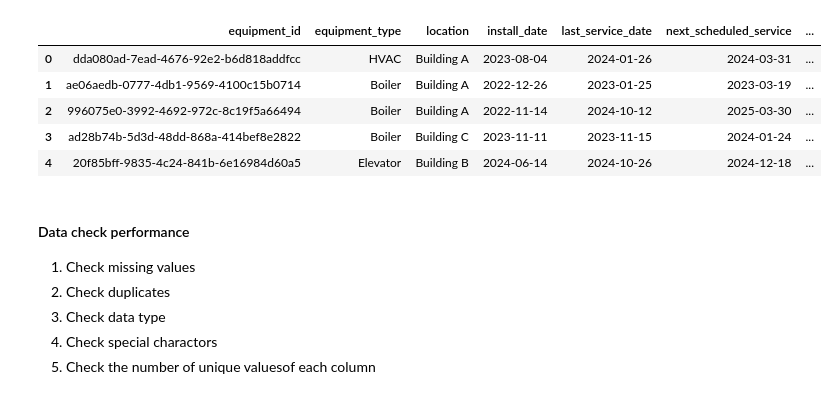
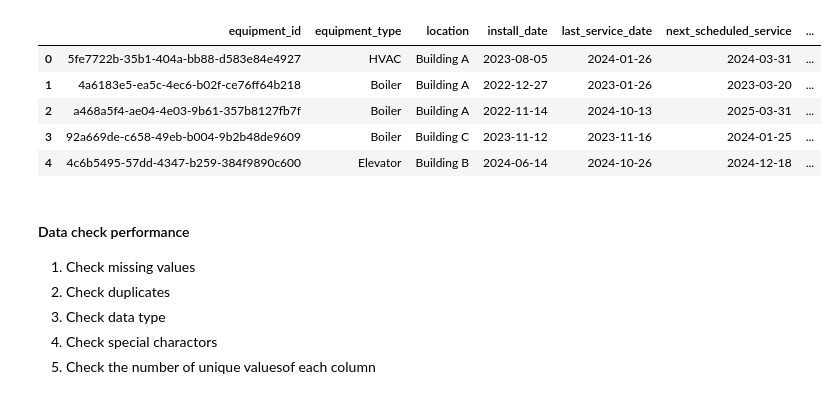
Before and after one commit to dhailu/ML_predict_equipment_failures, a Jupyter notebook: Notebook/EDA_Failure_predict.ipynb, the cells around one changed output. Saved outputs shown, nothing was run; the diff lists cells and outputs as text; code cells hidden in the pictures.

```diff
--- a/Notebook/EDA_Falair_predict.ipynb
+++ b/Notebook/EDA_Failure_predict.ipynb
@@ -7,16 +7,16 @@ import matplotlib.pyplot as plt
 import warnings
 warnings.filterwarnings('ignore')
 # %%
-file = "data/equipment_maintenance_data.csv"
+file = "data/eq_maintenance_raw_data.csv"
 df = pd.read_csv(file)
 df.head()
 # %% [output]
 |  | equipment_id | equipment_type | location | install_date | last_service_date | next_scheduled_service | ... |
-| 0 | dda080ad-7ead-4676-92e2-b6d818addfcc | HVAC | Building A | 2023-08-04 | 2024-01-26 | 2024-03-31 | ... |
-| 1 | ae06aedb-0777-4db1-9569-4100c15b0714 | Boiler | Building A | 2022-12-26 | 2023-01-25 | 2023-03-19 | ... |
-| 2 | 996075e0-3992-4692-972c-8c19f5a66494 | Boiler | Building A | 2022-11-14 | 2024-10-12 | 2025-03-30 | ... |
-| 3 | ad28b74b-5d3d-48dd-868a-414bef8e2822 | Boiler | Building C | 2023-11-11 | 2023-11-15 | 2024-01-24 | ... |
-| 4 | 20f85bff-9835-4c24-841b-6e16984d60a5 | Elevator | Building B | 2024-06-14 | 2024-10-26 | 2024-12-18 | ... |
+| 0 | 5fe7722b-35b1-404a-bb88-d583e84e4927 | HVAC | Building A | 2023-08-05 | 2024-01-26 | 2024-03-31 | ... |
+| 1 | 4a6183e5-ea5c-4ec6-b02f-ce76ff64b218 | Boiler | Building A | 2022-12-27 | 2023-01-26 | 2023-03-20 | ... |
+| 2 | a468a5f4-ae04-4e03-9b61-357b8127fb7f | Boiler | Building A | 2022-11-14 | 2024-10-13 | 2025-03-31 | ... |
+| 3 | 92a669de-c658-49eb-b004-9b2b48de9609 | Boiler | Building C | 2023-11-12 | 2023-11-16 | 2024-01-25 | ... |
+| 4 | 4c6b5495-57dd-4347-b259-384f9890c600 | Elevator | Building B | 2024-06-14 | 2024-10-26 | 2024-12-18 | ... |
 # %% [markdown]
 #### Data check performance
 1) Check missing values
```
Also changed, not shown: 8 other files.
